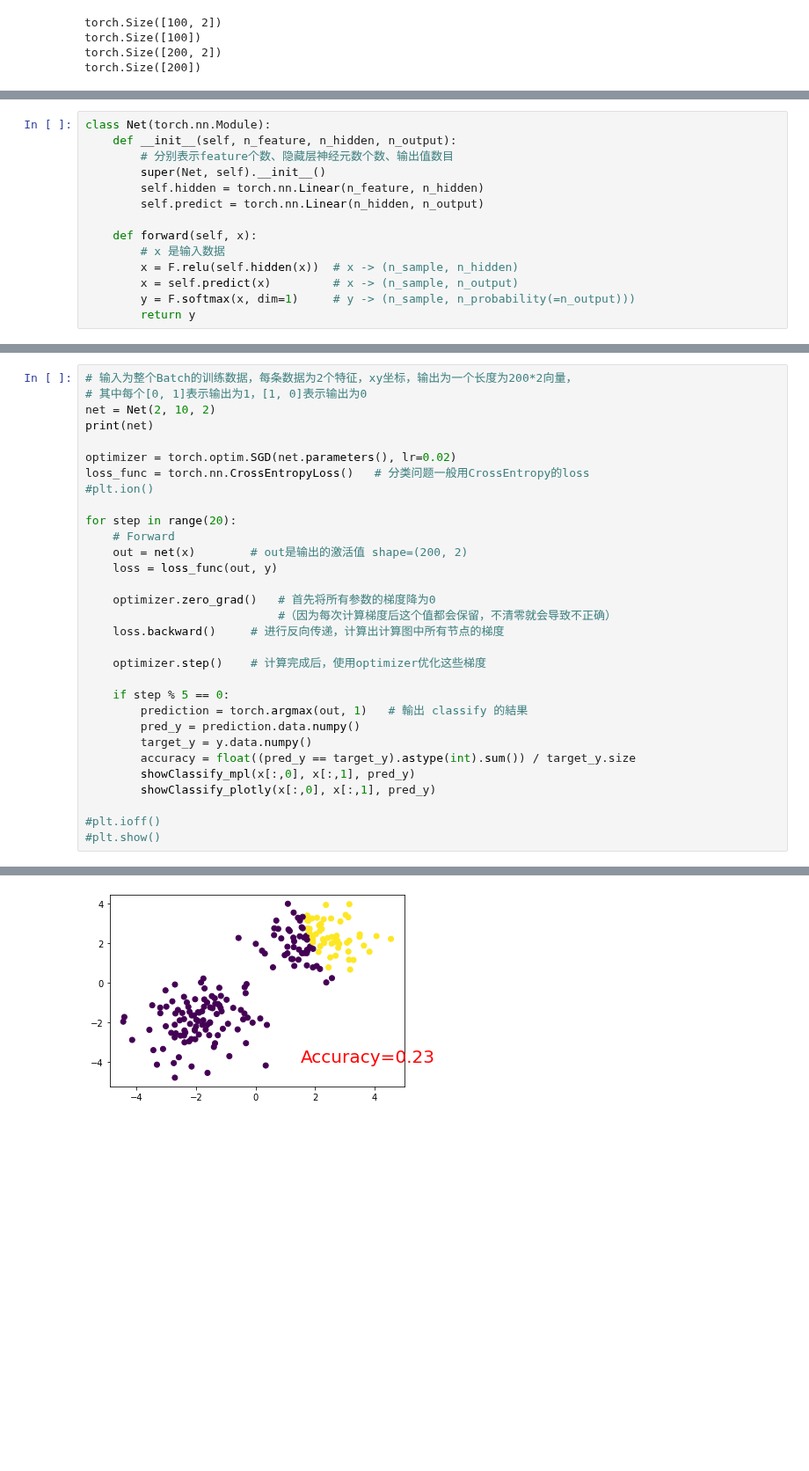
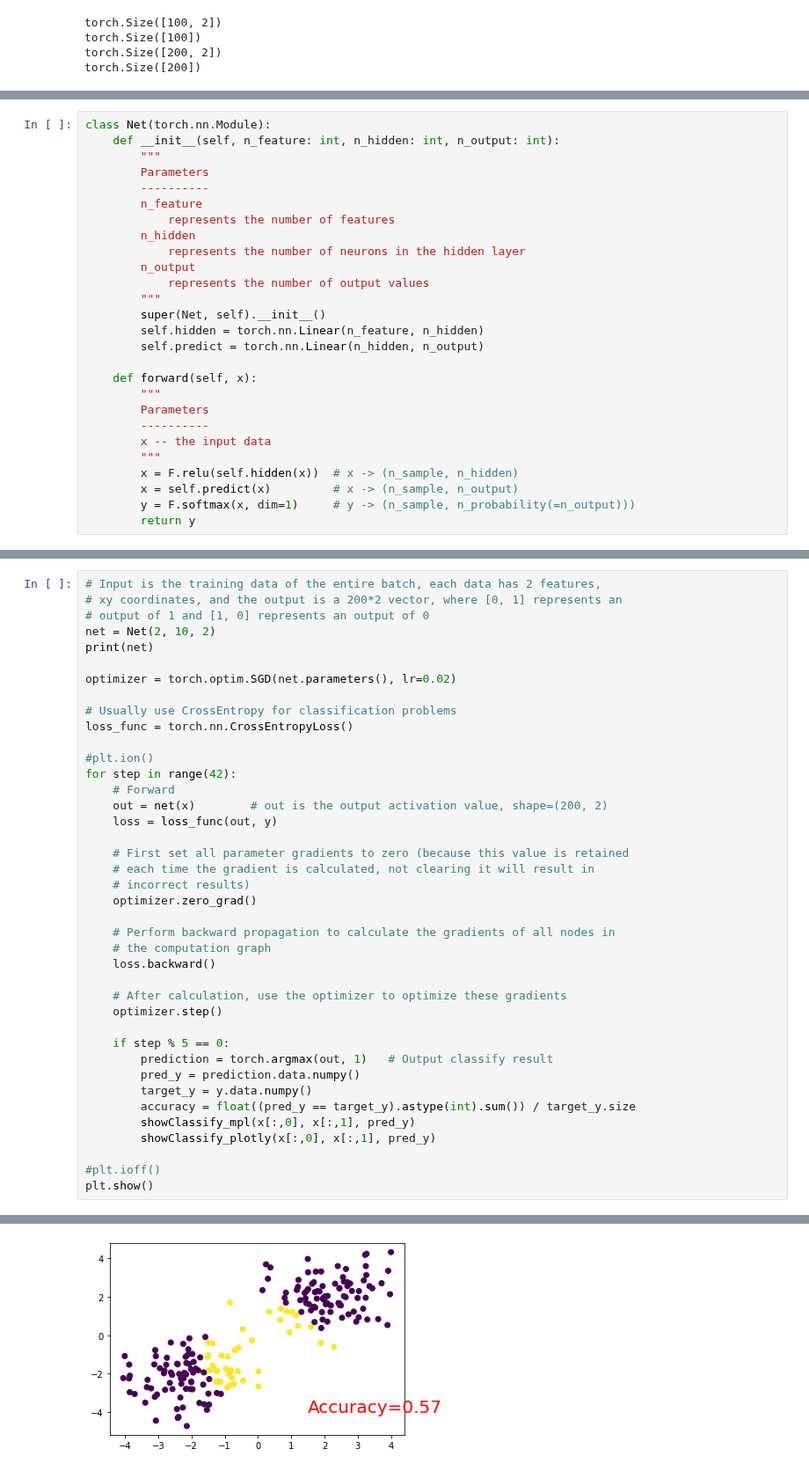
Before and after one commit to yorkjong/colab, a Jupyter notebook: PytorchTutorial3_Classfication.ipynb, the cells around one changed output, grey strips where cells are left out. Shown at 88% size. Saved outputs shown, nothing was run; the diff lists cells and outputs as text; blank space fills up the shorter version.

```diff
--- a/PytorchTutorial3_Classfication.ipynb
+++ b/PytorchTutorial3_Classfication.ipynb
@@ -51,14 +51,27 @@ fig.show()
 [interactive output not drawn]
 # %%
 class Net(torch.nn.Module):
-    def __init__(self, n_feature, n_hidden, n_output):
-        # 分别表示feature个数、隐藏层神经元数个数、输出值数目
+    def __init__(self, n_feature: int, n_hidden: int, n_output: int):
+        """
+        Parameters
+        ----------
+        n_feature
+            represents the number of features
+        n_hidden
+            represents the number of neurons in the hidden layer
+        n_output
+            represents the number of output values
+        """
         super(Net, self).__init__()
         self.hidden = torch.nn.Linear(n_feature, n_hidden)
         self.predict = torch.nn.Linear(n_hidden, n_output)
 
     def forward(self, x):
-        # x 是输入数据
+        """
+        Parameters
+        ----------
+        x -- the input data
+        """
         x = F.relu(self.hidden(x))  # x -> (n_sample, n_hidden)
         x = self.predict(x)         # x -> (n_sample, n_output)
         y = F.softmax(x, dim=1)     # y -> (n_sample, n_probability(=n_output)))
@@ -94,40 +107,49 @@ def showClassify_plotly(x, y, class_):
     )
     fig.show()
 # %%
-# 输入为整个Batch的训练数据，每条数据为2个特征，xy坐标，输出为一个长度为200*2向量，
-# 其中每个[0, 1]表示输出为1，[1, 0]表示输出为0
+# Input is the training data of the entire batch, each data has 2 features,
+# xy coordinates, and the output is a 200*2 vector, where [0, 1] represents an
+# output of 1 and [1, 0] represents an output of 0
 net = Net(2, 10, 2)
 print(net)
 
 optimizer = torch.optim.SGD(net.parameters(), lr=0.02)
-loss_func = torch.nn.CrossEntropyLoss()   # 分类问题一般用CrossEntropy的loss
+
+# Usually use CrossEntropy for classification problems
+loss_func = torch.nn.CrossEntropyLoss()
+
 #plt.ion()
-
-for step in range(20):
+for step in range(42):
     # Forward
-    out = net(x)        # out是输出的激活值 shape=(200, 2)
+    out = net(x)        # out is the output activation value, shape=(200, 2)
     loss = loss_func(out, y)
 
-    optimizer.zero_grad()   # 首先将所有参数的梯度降为0
-                            #（因为每次计算梯度后这个值都会保留，不清零就会导致不正确）
-    loss.backward()     # 进行反向传递，计算出计算图中所有节点的梯度
+    # First set all parameter gradients to zero (because this value is retained
+    # each time the gradient is calculated, not clearing it will result in
+    # incorrect results)
+    optimizer.zero_grad()
 
-    optimizer.step()    # 计算完成后，使用optimizer优化这些梯度
+    # Perform backward propagation to calculate the gradients of all nodes in
+    # the computation graph
+    loss.backward()
+
+    # After calculation, use the optimizer to optimize these gradients
+    optimizer.step()
 
     if step % 5 == 0:
-        prediction = torch.argmax(out, 1)   # 輸出 classify 的結果
+        prediction = torch.argmax(out, 1)   # Output classify result
         pred_y = prediction.data.numpy()
         target_y = y.data.numpy()
         accuracy = float((pred_y == target_y).astype(int).sum()) / target_y.size
         showClassify_mpl(x[:,0], x[:,1], pred_y)
         showClassify_plotly(x[:,0], x[:,1], pred_y)
 
 #plt.ioff()
-#plt.show()
+plt.show()
 # %% [output]
 Net(
   (hidden): Linear(in_features=2, out_features=10, bias=True)
   (predict): Linear(in_features=10, out_features=2, bias=True)
 )
-[figure, old version]
+[figure, new version]
 [interactive output not drawn]
```
Also changed, not shown: parts of 3 cells of this notebook.
